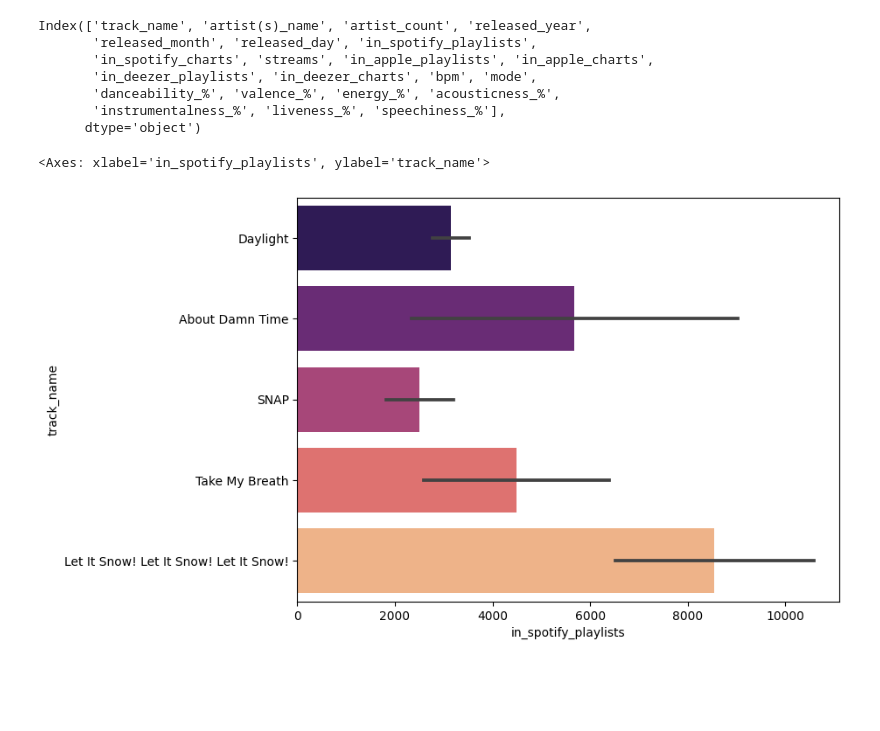
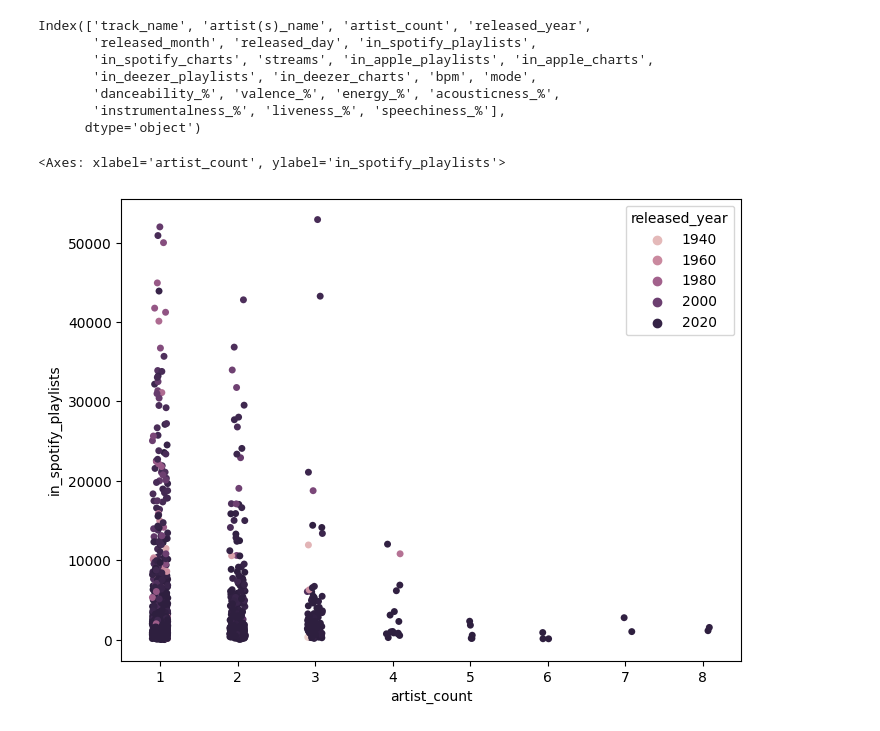
Before and after one commit to akshay-aneesh/akshay-aneesh, a Jupyter notebook: spotify-albums-eda.ipynb, the cells around one changed output. Saved outputs shown, nothing was run; the diff lists cells and outputs as text; code cells hidden in the pictures; blank space fills up the shorter version.

Commit message:
Kaggle Notebook | Spotify Albums EDA | doc1

```diff
--- a/spotify-albums-eda.ipynb
+++ b/spotify-albums-eda.ipynb
@@ -221,7 +245,7 @@ Index(['track_name', 'artist(s)_name', 'artist_count', 'released_year',
       dtype='object')
 # %%
 plt.figure(figsize=(8,6))
-sns.barplot(x="in_spotify_playlists",y="track_name", data=cleaned_df,order=cleaned_df["track_name"].value_counts().index[0:5],palette="magma")
+sns.stripplot(y="in_spotify_playlists", x="artist_count", data=cleaned_df, hue="released_year")
 # %% [output]
-<Axes: xlabel='in_spotify_playlists', ylabel='track_name'>
+<Axes: xlabel='artist_count', ylabel='in_spotify_playlists'>
-[figure, old version]
+[figure, new version]
```
Also changed, not shown: parts of 13 cells of this notebook.
